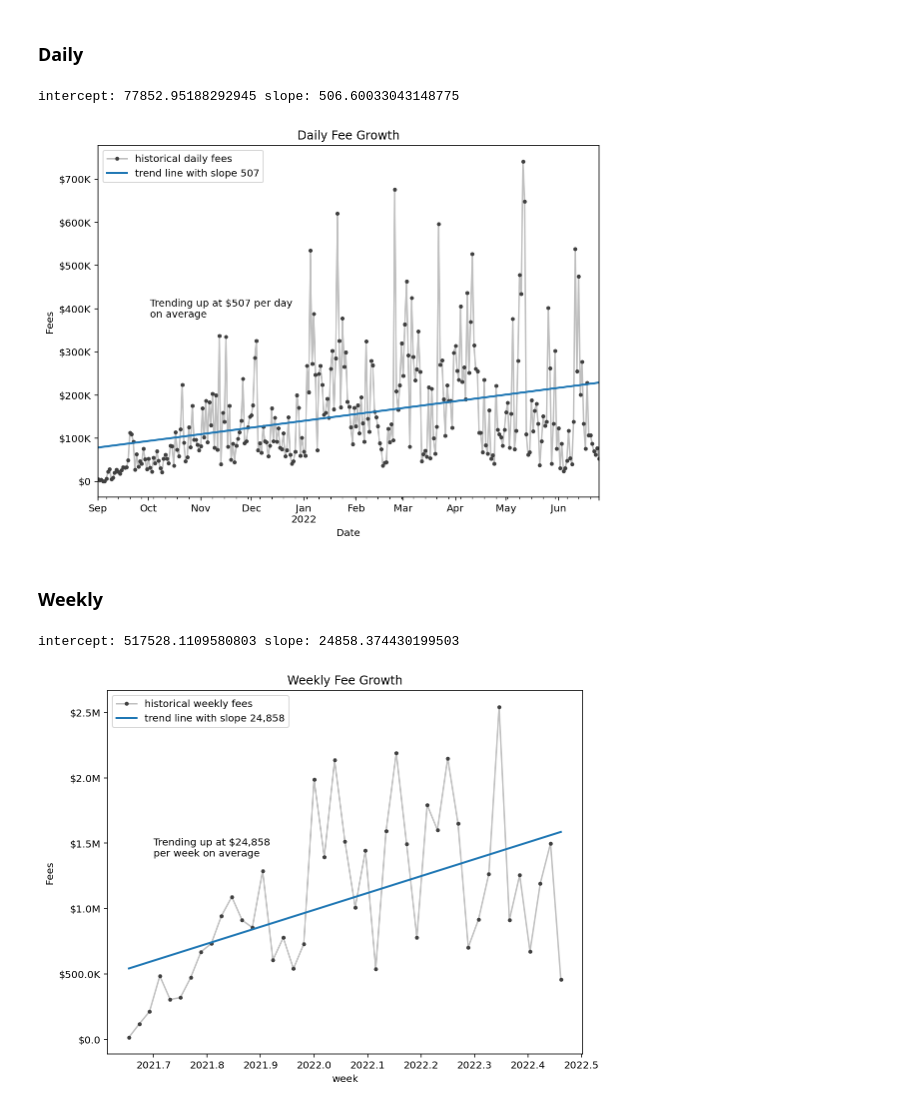
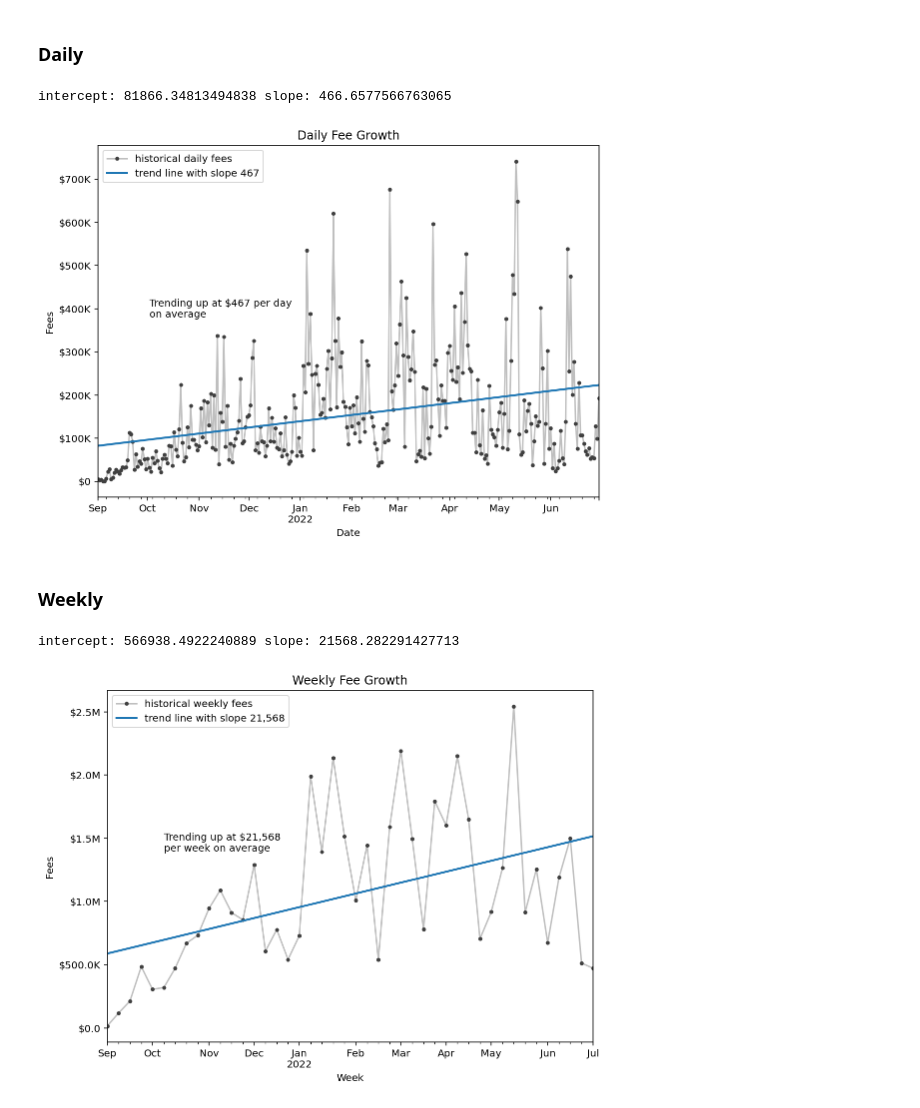
Before and after one commit to coindataschool/GMX, a Jupyter notebook: notebook/Arbitrum/fees_volume_growth.ipynb, the cells around one changed output. Cells and saved outputs as stored; diff of their text form; code cells hidden in the pictures.

Commit message:
minor edits: use weekly period as index instead of year-week ints

```diff
--- a/notebook/Arbitrum/fees_volume_growth.ipynb
+++ b/notebook/Arbitrum/fees_volume_growth.ipynb
@@ -39,0 +36,11 @@ fnames = {'fees': 'Fees_2021-08-31_2022-06-26.csv',
+# %%
+data_fnames = os.listdir(os.path.join(data_dir, chain)) # names of all data files
+
+# collect the names of the files for this analysis
+fnames = dict()
+for fname in data_fnames:
+    if fname.startswith('Fees'):
+        fnames['Fees'] = fname
+    if fname.startswith('Volume'):
+        fnames['Volume'] = fname
+fnames
@@ -49,10 +59,11 @@ lst_of_dfs = []
 for key, fname in fnames.items():
     # only read the first 7 cols since the last col "Cumulative" is NOT the daily total, but cumulative daily total,
     # which we don't want.
-    df = pd.read_csv(os.path.join(data_dir, chain, fname), parse_dates=['Date'], index_col='Date', usecols=range(6))
-    df.columns = df.columns.str.lower().str.replace(' ', '_') + '_{}'.format(key)
+    df = pd.read_csv(os.path.join(data_dir, chain, fname),
+                     parse_dates=['Date'], index_col='Date', usecols=range(6))
+    df.columns = df.columns.str.lower().str.replace(' ', '_') + '_{}'.format(key.lower())
     # calc daily total
-    df['total_{}'.format(key)] = df.sum(axis=1)
+    df['total_{}'.format(key.lower())] = df.sum(axis=1)
     lst_of_dfs.append(df)
 del df
 
@@ -131,0 +129,5 @@ Name: week, dtype: Float64
+# %%
+# roll up to weekly level
+df_weekly = df_daily.groupby(df_daily.index.to_period('W')).sum()
+df_weekly.index.name = 'Week'
+df_weekly.head()
@@ -132,8 +142,6 @@ Name: week, dtype: Float64
 # %%
-# roll up to weekly level
-df_weekly = df_daily.groupby(year_week_idx).sum()
-
-# make linear trend features for weekly level
-X_weekly = df_weekly.index.values.reshape(-1,1)
-# rescale to 1 to nweeks so that the slope of the fitted line measures the unit change per week
-X_weekly = (np.array(range(len(X_weekly))) + 1).reshape(-1,1)
+# make linear trend features for weekly level using 1, ..., nweeks
+# this will make the slope of the fitted line measure unit change per week
+X_weekly = (np.array(range(len(df_weekly.index))) + 1).reshape(-1,1)
+print(X_weekly.shape)
+print(X_weekly[:5, :])
@@ -232,7 +247,7 @@ dd = fit_linreg(X_daily, y)
 yhat = dd['yhat']
 slope = dd['slope']
 # %% [output]
-intercept: 77852.95188292945 slope: 506.60033043148775
+intercept: 81866.34813494838 slope: 466.6577566763065
 # %%
 ax = plot_timeseries_with_trendline(
     y, yhat, title='Daily Fee Growth', ylabel='Fees',
@@ -244,7 +259,7 @@ ax.legend()
 plt.tight_layout()
 plt.savefig(os.path.join(save_fig_dir, 'daily_fee_growth_trend.png'), dpi=300);
 # %% [output]
-[figure, old version]
+[figure, new version]
 # %% [markdown]
 ### Weekly
 # %%
@@ -256,16 +271,16 @@ dd = fit_linreg(X_weekly, y)
 yhat = dd['yhat']
 slope = dd['slope']
 # %% [output]
-intercept: 517528.1109580803 slope: 24858.374430199503
+intercept: 566938.4922240889 slope: 21568.282291427713
 # %%
 ax = plot_timeseries_with_trendline(
     y, yhat, title='Weekly Fee Growth', ylabel='Fees',
     ytru_legend='historical weekly fees', yhat_legend="trend line with slope {:,.0f}".format(slope))
 formatter = FuncFormatter(human_format_dollar_or_num(dollar=True, decimals=1))
 ax.yaxis.set_major_formatter(formatter)
-ax.text(2021.7, 1.4e6, "Trending up at ${:,.0f}\nper week on average".format(abs(slope)))
+ax.text('2021-10-10', 1.4e6, "Trending up at ${:,.0f}\nper week on average".format(abs(slope)))
 ax.legend()
 plt.tight_layout()
 plt.savefig(os.path.join(save_fig_dir, 'weekly_fee_growth_trend.png'), dpi=300);
 # %% [output]
-[figure, old version]
+[figure, new version]
```
Also changed, not shown: parts of 13 cells of this notebook, 25 other files.
